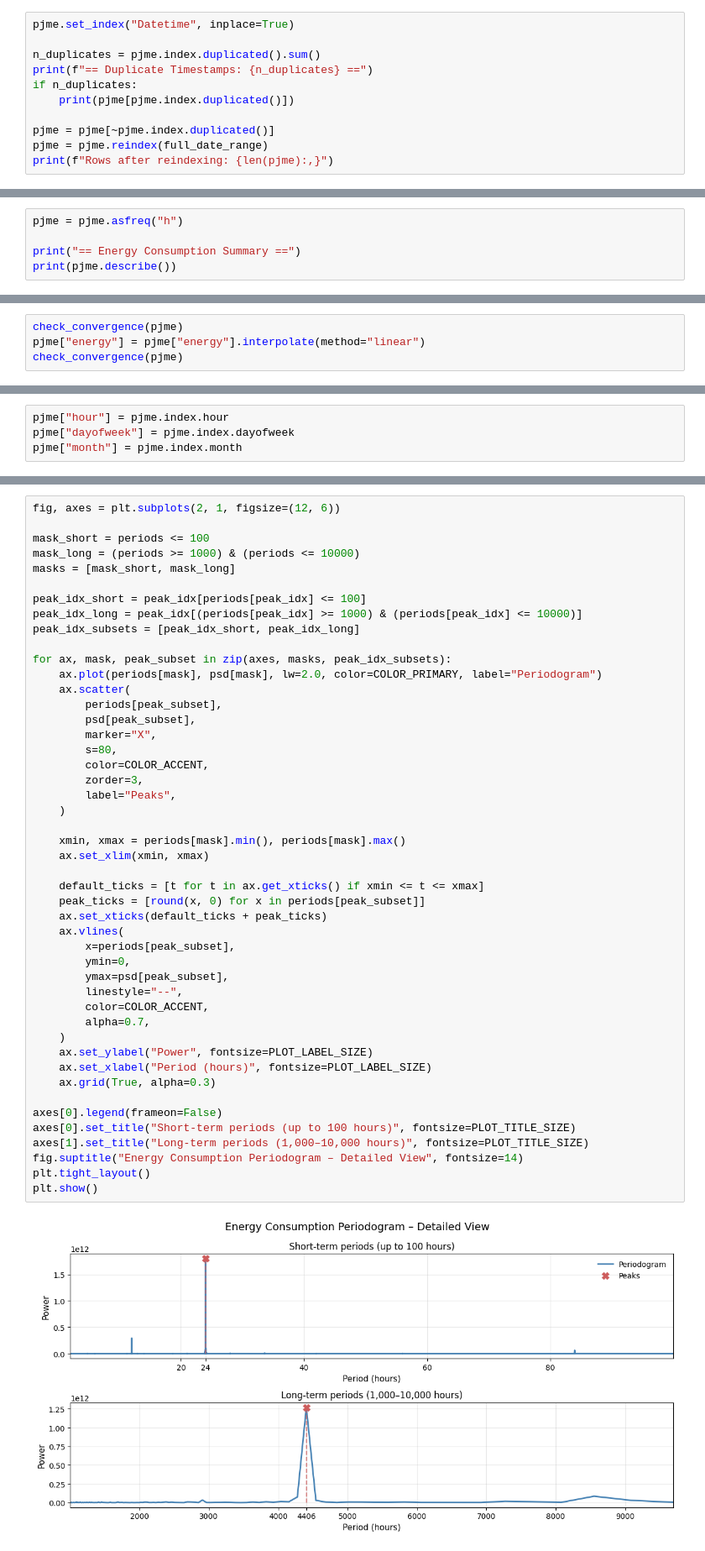
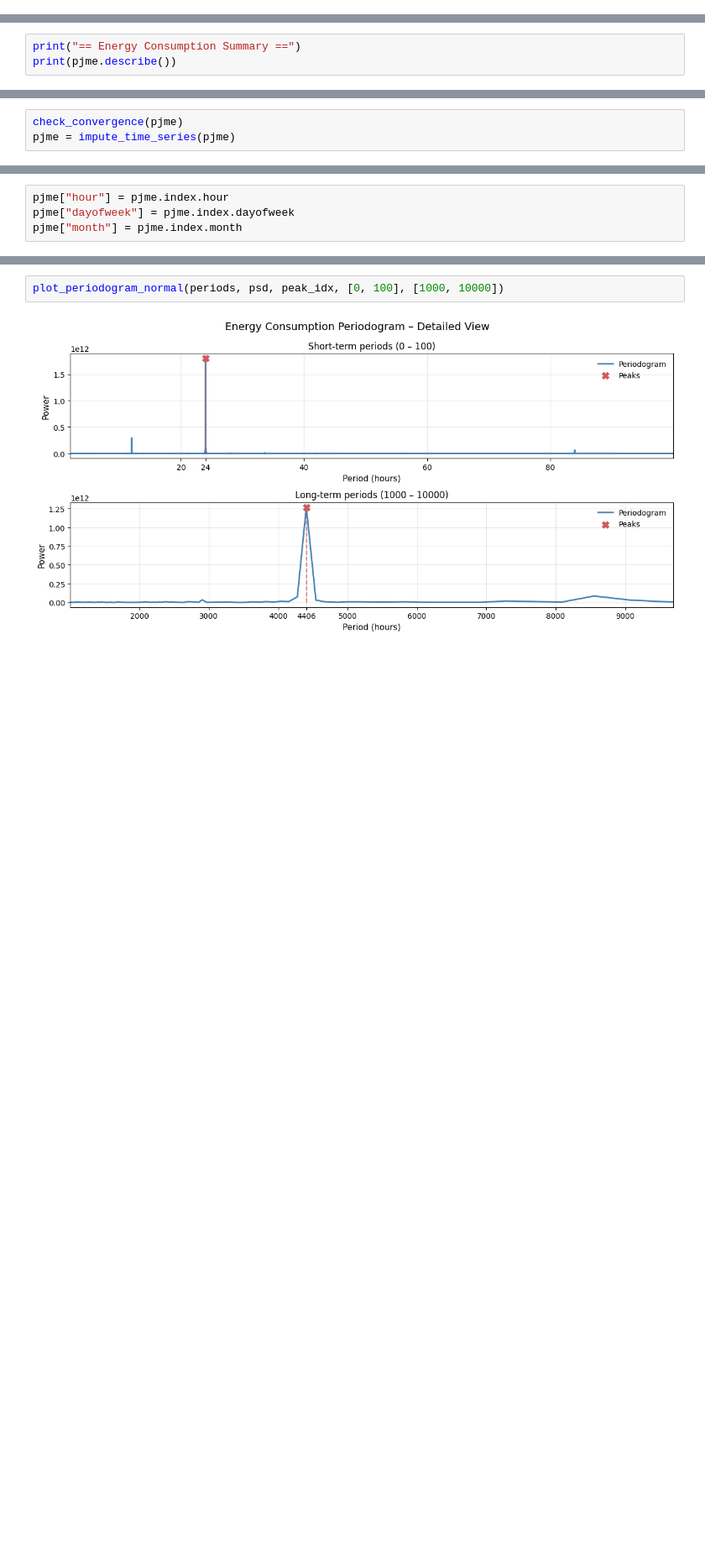
Before and after one commit to mateuszdoktor/energy-consumption-forecasting, a Jupyter notebook: notebooks/01_eda.ipynb, the cells around one changed output, grey strips where cells are left out. Shown at 84% size. Drawn from its saved outputs; the diff is of its cells as text; blank space fills up the shorter version.

```diff
--- a/notebooks/01_eda.ipynb
+++ b/notebooks/01_eda.ipynb
@@ -89,11 +96,0 @@ Expected hourly observations: 145,392
-# %%
-pjme.set_index("Datetime", inplace=True)
-
-n_duplicates = pjme.index.duplicated().sum()
-print(f"== Duplicate Timestamps: {n_duplicates} ==")
-if n_duplicates:
-    print(pjme[pjme.index.duplicated()])
-
-pjme = pjme[~pjme.index.duplicated()]
-pjme = pjme.reindex(full_date_range)
-print(f"Rows after reindexing: {len(pjme):,}")
@@ -109,6 +97,4 @@ Rows after reindexing: 145,392
 # %%
-pjme = pjme.asfreq("h")
-
 print("== Energy Consumption Summary ==")
 print(pjme.describe())
 # %% [output]
@@ -124,8 +110,7 @@ min     14544.000000
 max     62009.000000
 # %%
 check_convergence(pjme)
-pjme["energy"] = pjme["energy"].interpolate(method="linear")
-check_convergence(pjme)
+pjme = impute_time_series(pjme)
 # %% [output]
 == Series Convergence Check ==
 energy
@@ -315,51 +255,6 @@ plt.show()
 # %%
-fig, axes = plt.subplots(2, 1, figsize=(12, 6))
-
-mask_short = periods <= 100
-mask_long = (periods >= 1000) & (periods <= 10000)
-masks = [mask_short, mask_long]
-
-peak_idx_short = peak_idx[periods[peak_idx] <= 100]
-peak_idx_long = peak_idx[(periods[peak_idx] >= 1000) & (periods[peak_idx] <= 10000)]
-peak_idx_subsets = [peak_idx_short, peak_idx_long]
-
-for ax, mask, peak_subset in zip(axes, masks, peak_idx_subsets):
-    ax.plot(periods[mask], psd[mask], lw=2.0, color=COLOR_PRIMARY, label="Periodogram")
-    ax.scatter(
-        periods[peak_subset],
-        psd[peak_subset],
-        marker="X",
-        s=80,
-        color=COLOR_ACCENT,
-        zorder=3,
-        label="Peaks",
-    )
-
-    xmin, xmax = periods[mask].min(), periods[mask].max()
-    ax.set_xlim(xmin, xmax)
-
-    default_ticks = [t for t in ax.get_xticks() if xmin <= t <= xmax]
-    peak_ticks = [round(x, 0) for x in periods[peak_subset]]
-    ax.set_xticks(default_ticks + peak_ticks)
-    ax.vlines(
-        x=periods[peak_subset],
-        ymin=0,
-        ymax=psd[peak_subset],
-        linestyle="--",
-        color=COLOR_ACCENT,
-        alpha=0.7,
-    )
-    ax.set_ylabel("Power", fontsize=PLOT_LABEL_SIZE)
-    ax.set_xlabel("Period (hours)", fontsize=PLOT_LABEL_SIZE)
-    ax.grid(True, alpha=0.3)
-
-axes[0].legend(frameon=False)
-axes[0].set_title("Short-term periods (up to 100 hours)", fontsize=PLOT_TITLE_SIZE)
-axes[1].set_title("Long-term periods (1,000–10,000 hours)", fontsize=PLOT_TITLE_SIZE)
-fig.suptitle("Energy Consumption Periodogram – Detailed View", fontsize=14)
-plt.tight_layout()
-plt.show()
+plot_periodogram_normal(periods, psd, peak_idx, [0, 100], [1000, 10000])
 # %% [output]
-[figure, old version]
+[figure, new version]
 # %%
 diff_24h = pjme["energy"].diff(24).dropna()
```
Also changed, not shown: parts of 15 cells of this notebook, 2 other files.
